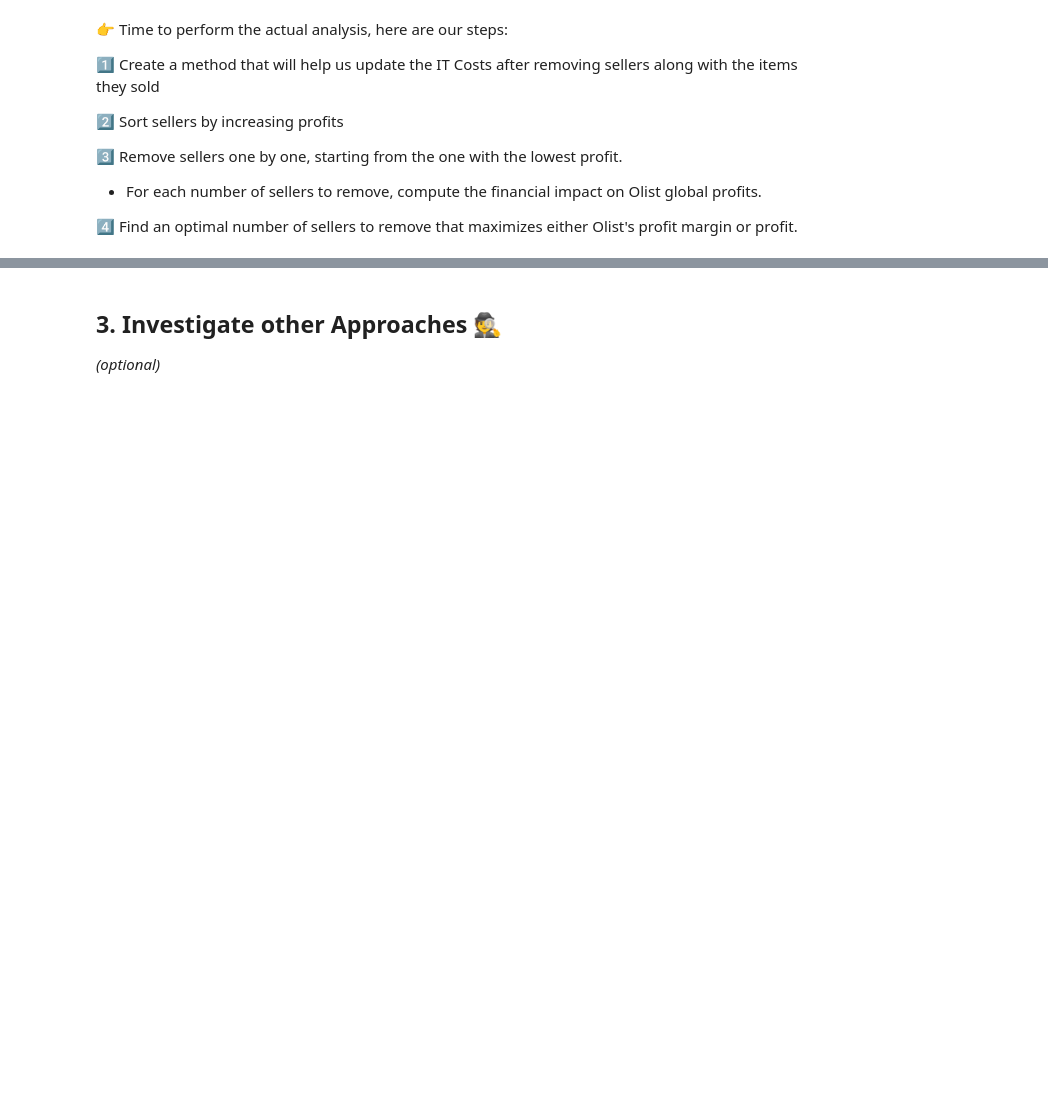
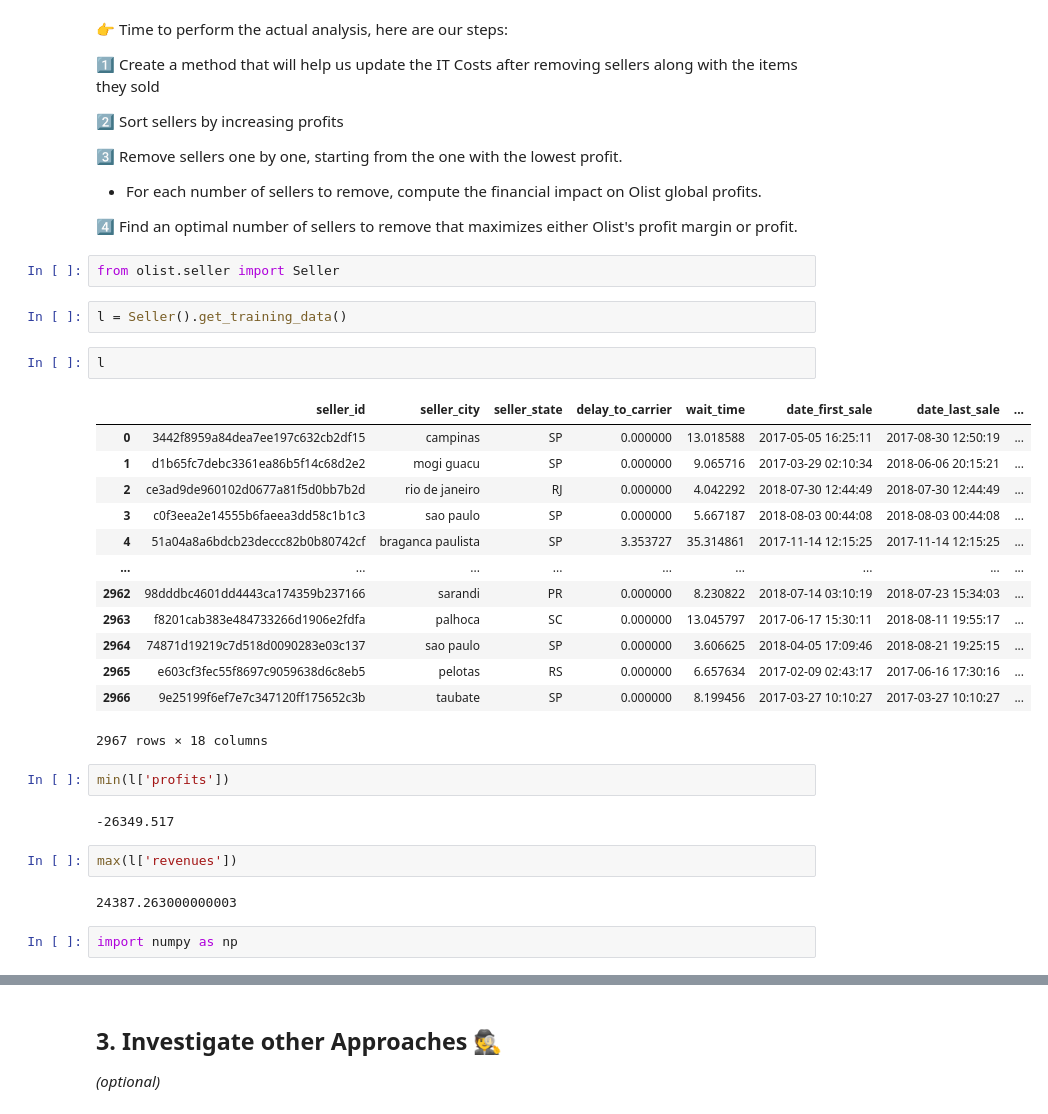
Before and after one commit to oscarthse/data-recap_ceo_request, a Jupyter notebook: ceo_request.ipynb, the cells around one changed output, grey strips where cells are left out. Saved outputs shown, nothing was run; the diff lists cells and outputs as text; blank space fills up the shorter version.

```diff
--- a/ceo_request.ipynb
+++ b/ceo_request.ipynb
@@ -90,3 +229,33 @@ Edit the `get_training_data` method so that the DataFrame it returns contains th
 - For each number of sellers to remove, compute the financial impact on Olist global profits.
 
 4️⃣ Find an optimal number of sellers to remove that maximizes either Olist's profit margin or profit.
+# %%
+from olist.seller import Seller
+# %%
+l = Seller().get_training_data()
+# %%
+l
+# %% [output]
+|  | seller_id | seller_city | seller_state | delay_to_carrier | wait_time | date_first_sale | date_last_sale | ... |
+| 0 | 3442f8959a84dea7ee197c632cb2df15 | campinas | SP | 0.000000 | 13.018588 | 2017-05-05 16:25:11 | 2017-08-30 12:50:19 | ... |
+| 1 | d1b65fc7debc3361ea86b5f14c68d2e2 | mogi guacu | SP | 0.000000 | 9.065716 | 2017-03-29 02:10:34 | 2018-06-06 20:15:21 | ... |
+| 2 | ce3ad9de960102d0677a81f5d0bb7b2d | rio de janeiro | RJ | 0.000000 | 4.042292 | 2018-07-30 12:44:49 | 2018-07-30 12:44:49 | ... |
+| 3 | c0f3eea2e14555b6faeea3dd58c1b1c3 | sao paulo | SP | 0.000000 | 5.667187 | 2018-08-03 00:44:08 | 2018-08-03 00:44:08 | ... |
+| 4 | 51a04a8a6bdcb23deccc82b0b80742cf | braganca paulista | SP | 3.353727 | 35.314861 | 2017-11-14 12:15:25 | 2017-11-14 12:15:25 | ... |
+| ... | ... | ... | ... | ... | ... | ... | ... | ... |
+| 2962 | 98dddbc4601dd4443ca174359b237166 | sarandi | PR | 0.000000 | 8.230822 | 2018-07-14 03:10:19 | 2018-07-23 15:34:03 | ... |
+| 2963 | f8201cab383e484733266d1906e2fdfa | palhoca | SC | 0.000000 | 13.045797 | 2017-06-17 15:30:11 | 2018-08-11 19:55:17 | ... |
+| 2964 | 74871d19219c7d518d0090283e03c137 | sao paulo | SP | 0.000000 | 3.606625 | 2018-04-05 17:09:46 | 2018-08-21 19:25:15 | ... |
+| 2965 | e603cf3fec55f8697c9059638d6c8eb5 | pelotas | RS | 0.000000 | 6.657634 | 2017-02-09 02:43:17 | 2017-06-16 17:30:16 | ... |
+| 2966 | 9e25199f6ef7e7c347120ff175652c3b | taubate | SP | 0.000000 | 8.199456 | 2017-03-27 10:10:27 | 2017-03-27 10:10:27 | ... |
+2967 rows × 18 columns
+# %%
+min(l['profits'])
+# %% [output]
+-26349.517
+# %%
+max(l['revenues'])
+# %% [output]
+24387.263000000003
+# %%
+import numpy as np
```
Also changed, not shown: parts of 103 cells of this notebook.
